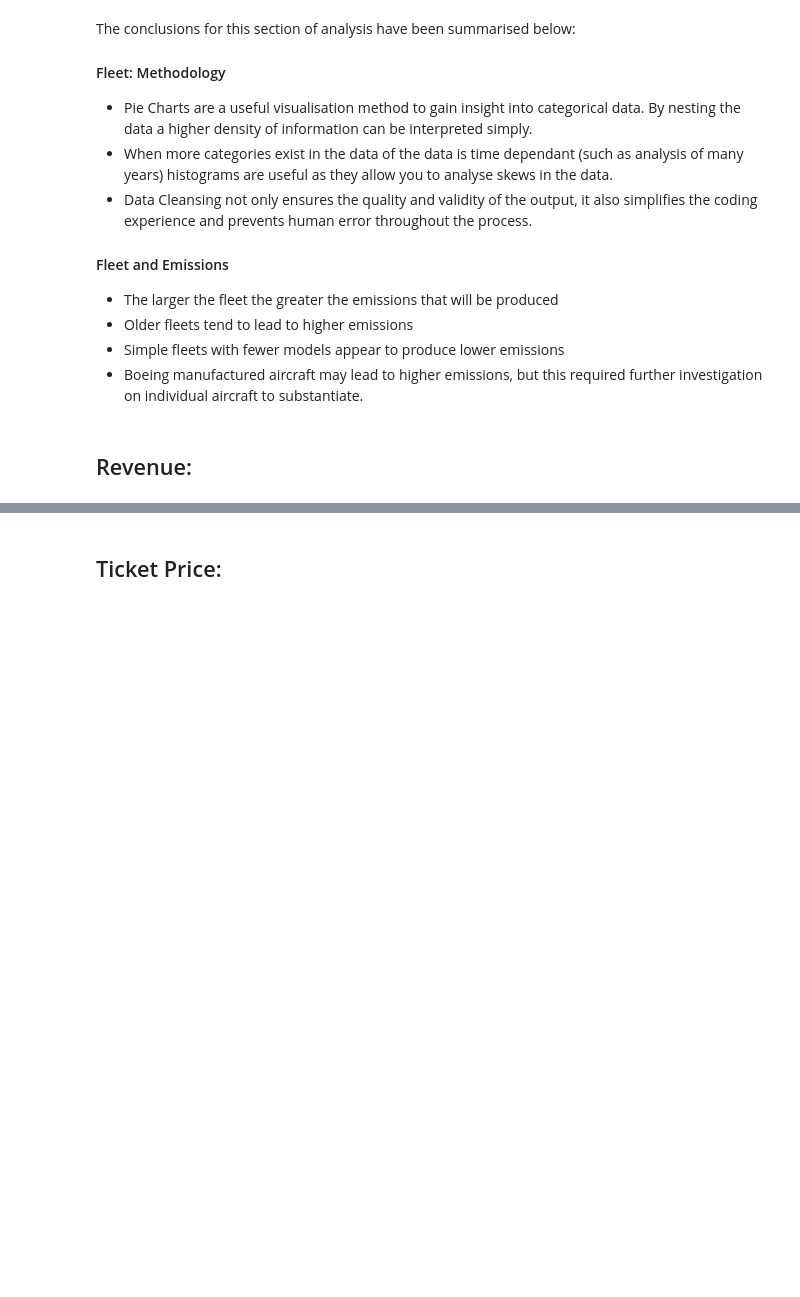
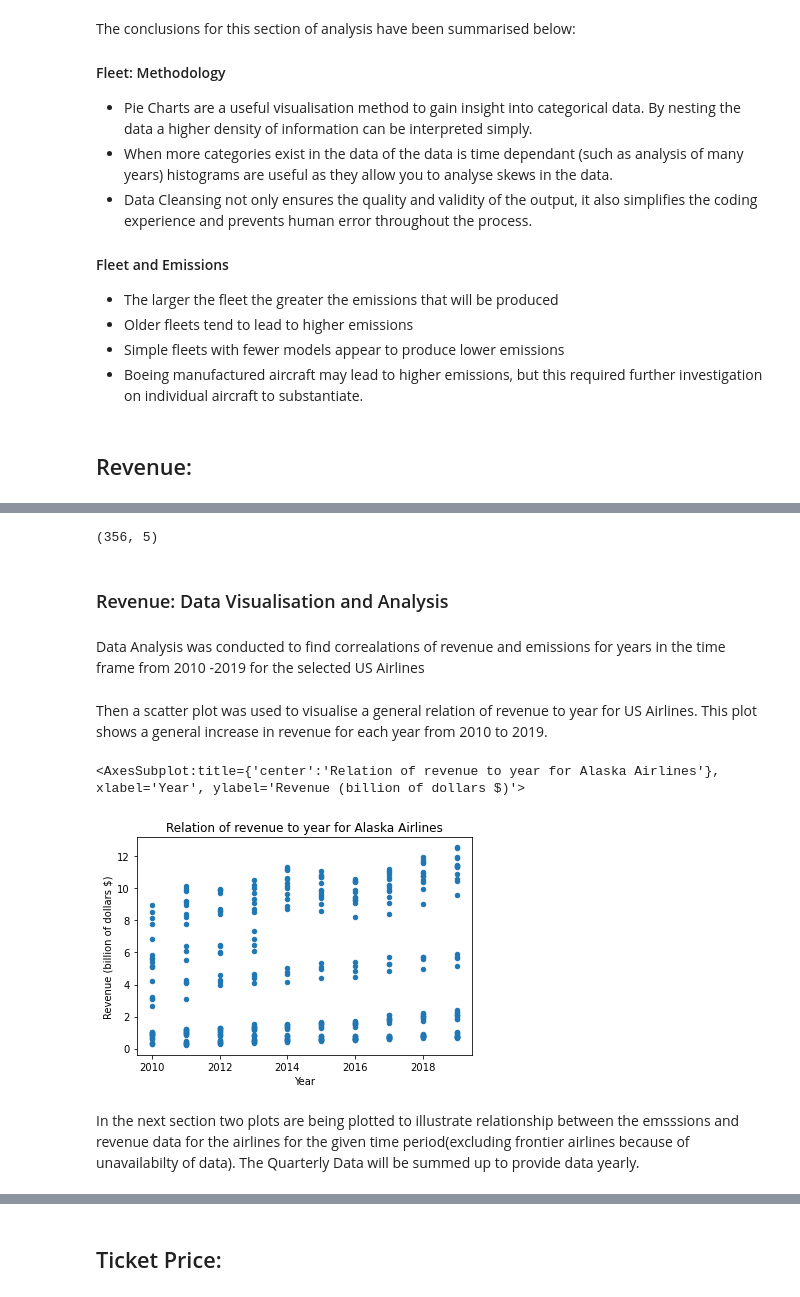
Before and after one commit to GenevaKirwan/CFG-Airline-Project, a Jupyter notebook: ProjectCode.ipynb, the cells around one changed output, grey strips where cells are left out. Saved outputs shown, nothing was run; the diff lists cells and outputs as text; code cells hidden in the pictures; blank space fills up the shorter version.

Commit message:
Revenue has been added but final changes are still required from Yola and Saweena

```diff
--- a/ProjectCode.ipynb
+++ b/ProjectCode.ipynb
@@ -479,0 +461,4 @@ The conclusions for this section of analysis have been summarised below:
+# %%
+import pandas as pd
+rev_df = pd.read_csv("Revenue_emissions.csv")
+rev_df
@@ -479,0 +479,18 @@ The conclusions for this section of analysis have been summarised below:
+# %%
+rev_df.dropna(inplace=True)
+print(rev_df.shape)
+# %% [output]
+(356, 5)
+# %% [markdown]
+### Revenue: Data Visualisation and Analysis
+# %% [markdown]
+Data Analysis was conducted to find correalations of revenue and emissions for years in the time frame from 2010 -2019 for the selected US Airlines
+# %% [markdown]
+Then a scatter plot was used to visualise  a general relation of revenue to year for US Airlines. This plot shows a general increase in revenue for each year from 2010 to 2019.
+# %%
+rev_df.plot.scatter(x='Year', y='Revenue (billion of dollars $)', title='Relation of revenue to year for Alaska Airlines')
+# %% [output]
+<AxesSubplot:title={'center':'Relation of revenue to year for Alaska Airlines'}, xlabel='Year', ylabel='Revenue (billion of dollars $)'>
+[figure, added]
+# %% [markdown]
+In the next section two plots are being plotted to illustrate relationship between the emsssions and revenue data for the airlines for the given time period(excluding frontier airlines because of unavailabilty of data). The Quarterly Data will be summed up to provide data yearly.
```
Also changed, not shown: parts of 18 cells of this notebook, 1 other file.
